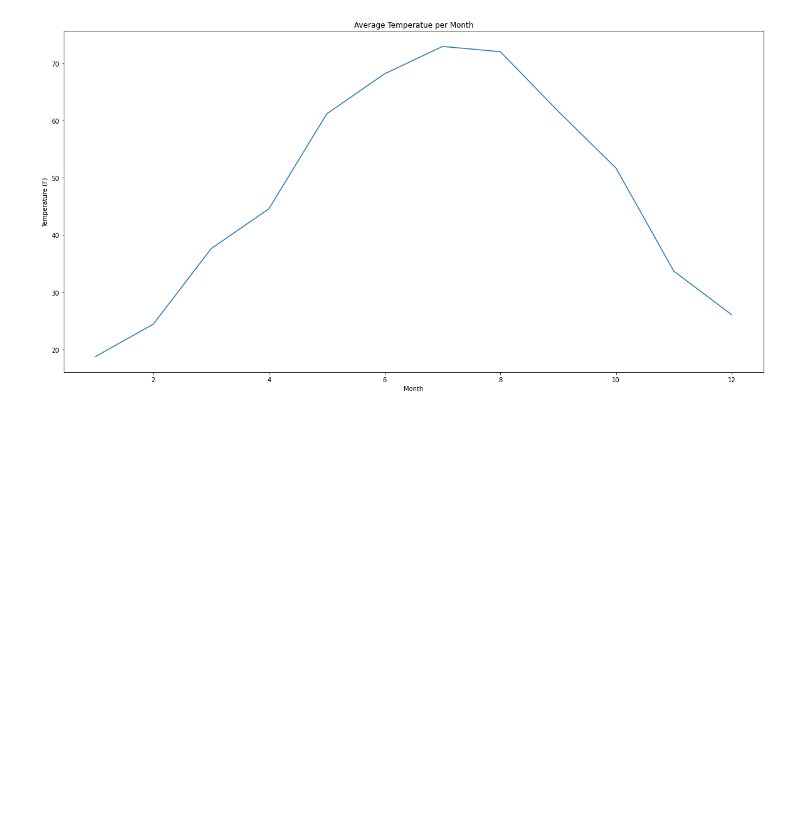
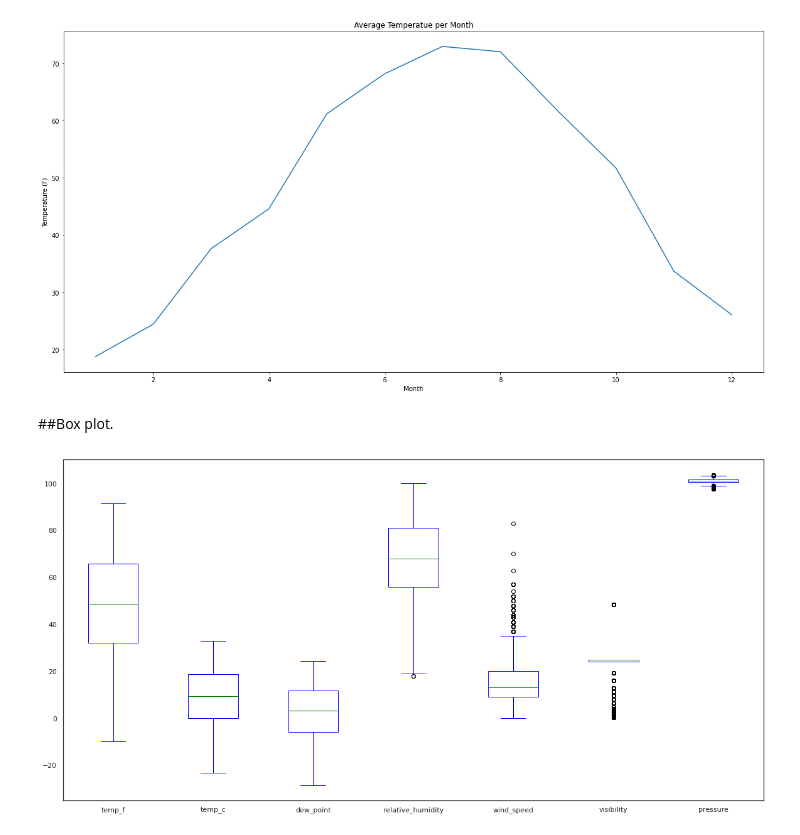
Before and after one commit to lschoch/MLA_LHS, a Jupyter notebook: MLA1_LHS.ipynb, the cells around one changed output. Drawn from its saved outputs; the diff is of its cells as text; code cells hidden in the pictures; blank space fills up the shorter version.

```diff
--- a/MLA1_LHS.ipynb
+++ b/MLA1_LHS.ipynb
@@ -175,3 +175,14 @@ ax.set(xlabel='Month', ylabel='Temperature (F)')
 plt.pyplot.show()
 # %% [output]
 [figure]
+# %% [markdown]
+##Box plot.
+# %%
+ax = df.boxplot(grid=False, figsize=(20,10), patch_artist=True,
+                boxprops=dict(facecolor='white', color='blue'),
+                whiskerprops=dict(color='blue'),
+                capprops=dict(color='blue'),
+                medianprops=dict(color='green')
+                )
+# %% [output]
+[figure, added]
```
Also changed, not shown: parts of 3 cells of this notebook.
